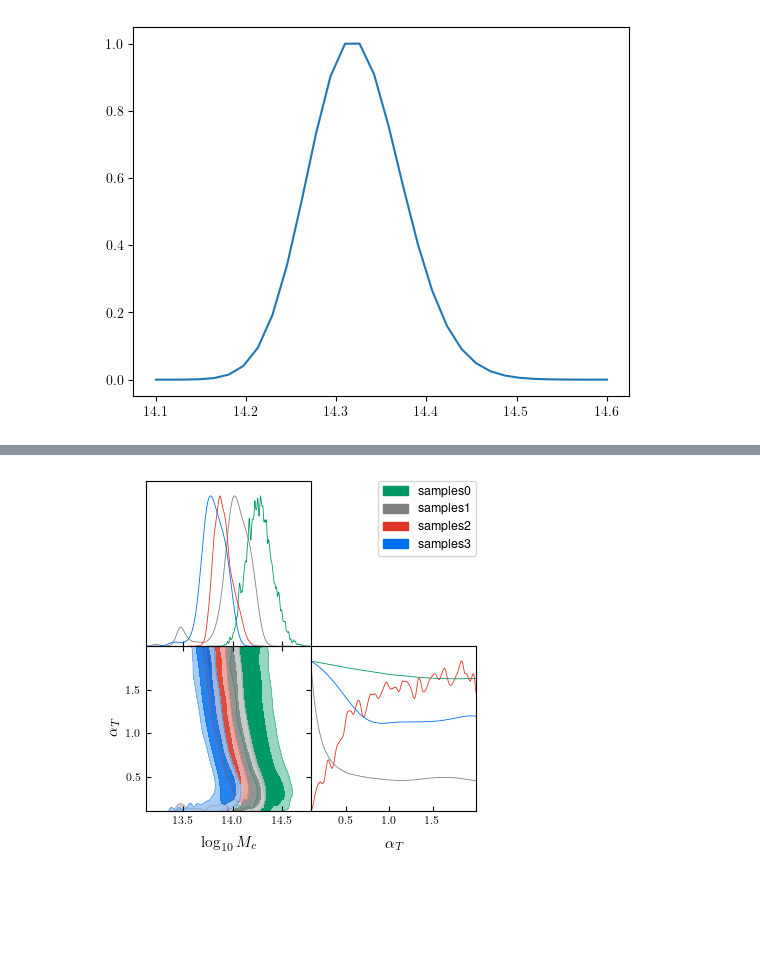
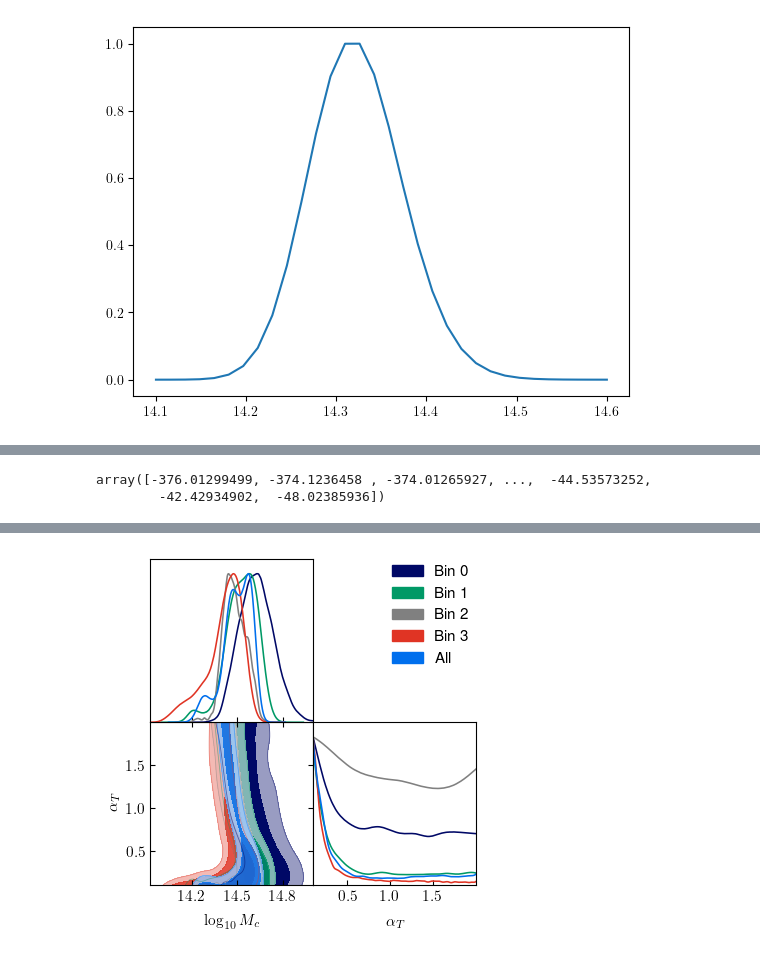
Before and after one commit to Cosmotheka/Cosmotheka_likelihoods, a Jupyter notebook: papers/ROSATx/LikelihoodExample.ipynb, the cells around one changed output, grey strips where cells are left out. Drawn from its saved outputs; the diff is of its cells as text; code cells hidden in the pictures; blank space fills up the shorter version.

```diff
--- a/papers/ROSATx/LikelihoodExample.ipynb
+++ b/papers/ROSATx/LikelihoodExample.ipynb
@@ -254,10 +254,11 @@ from getdist import MCSamples
 from getdist import plots as gplots
 
 samples = {}
-for j in range(4):
-    d = np.load(f"chain_Mc_aT_Y3_bin{j}.npz")
+for name in [f'bin{j}' for j in range(4)]+['all']:
+    d = np.load(f"chain_Mc_aT_Y3_{name}.npz")
     chain = d['chain'][5000:]
     print(chain.shape)
+    print(np.amin(-2*d['probs']))
     for i in range(2):
         plt.figure()
         plt.plot(chain[:, i])
@@ -265,7 +266,7 @@ for j in range(4):
                      names=['Mc', 'alpha_T'],
                      ranges=[[13, 15], [0.1, 2.0]],
                      labels=[r'$\log_{10}M_c$', r'$\alpha_T$'])
-    samp.smooth_scale_2D=0.2
-    samples[f'bin{j}'] = samp
+    samp.smooth_scale_2D=0.3
+    samples[name] = samp
 # %% [output]
 (35000, 2)
@@ -287,5 +297,22 @@ Removed no burn in
+# %%
+d['probs']
+# %% [output]
+array([-376.01299499, -374.1236458 , -374.01265927, ...,  -44.53573252,
+        -42.42934902,  -48.02385936])
 # %%
 # Triangle plot
-g = gplots.getSubplotPlotter()
-g.triangle_plot([samples['bin0'], samples['bin1'], samples['bin2'], samples['bin3']], filled=True)
+#g = gplots.getSubplotPlotter()
+#g.triangle_plot([samples['bin0'], samples['bin1'], samples['bin2'], samples['bin3'], samples['all']],
+#                filled=True)
+g = gplots.get_subplot_plotter()
+g.settings.legend_fontsize = 14
+g.settings.axes_labelsize = 14
+g.settings.axes_fontsize = 14
+g.settings.linewidth=2
+g.settings.figure_legend_frame=False
+g.triangle_plot([samples['bin0'], samples['bin1'], samples['bin2'], samples['bin3'], samples['all']],
+                ['Mc', 'alpha_T'],
+                ['Bin 0', 'Bin 1', 'Bin 2', 'Bin 3', 'All'],
+                filled=[True, True, True, True, True])
+#plt.savefig('figs/mrg_survey.pdf', bbox_inches='tight')
 # %% [output]
@@ -296 +325 @@ WARNING:root:auto bandwidth for alpha_T very small or failed (h=0.00055903904422
-[figure, old version]
+[figure, new version]
```
Also changed, not shown: parts of 2 cells of this notebook, 2 other files.
